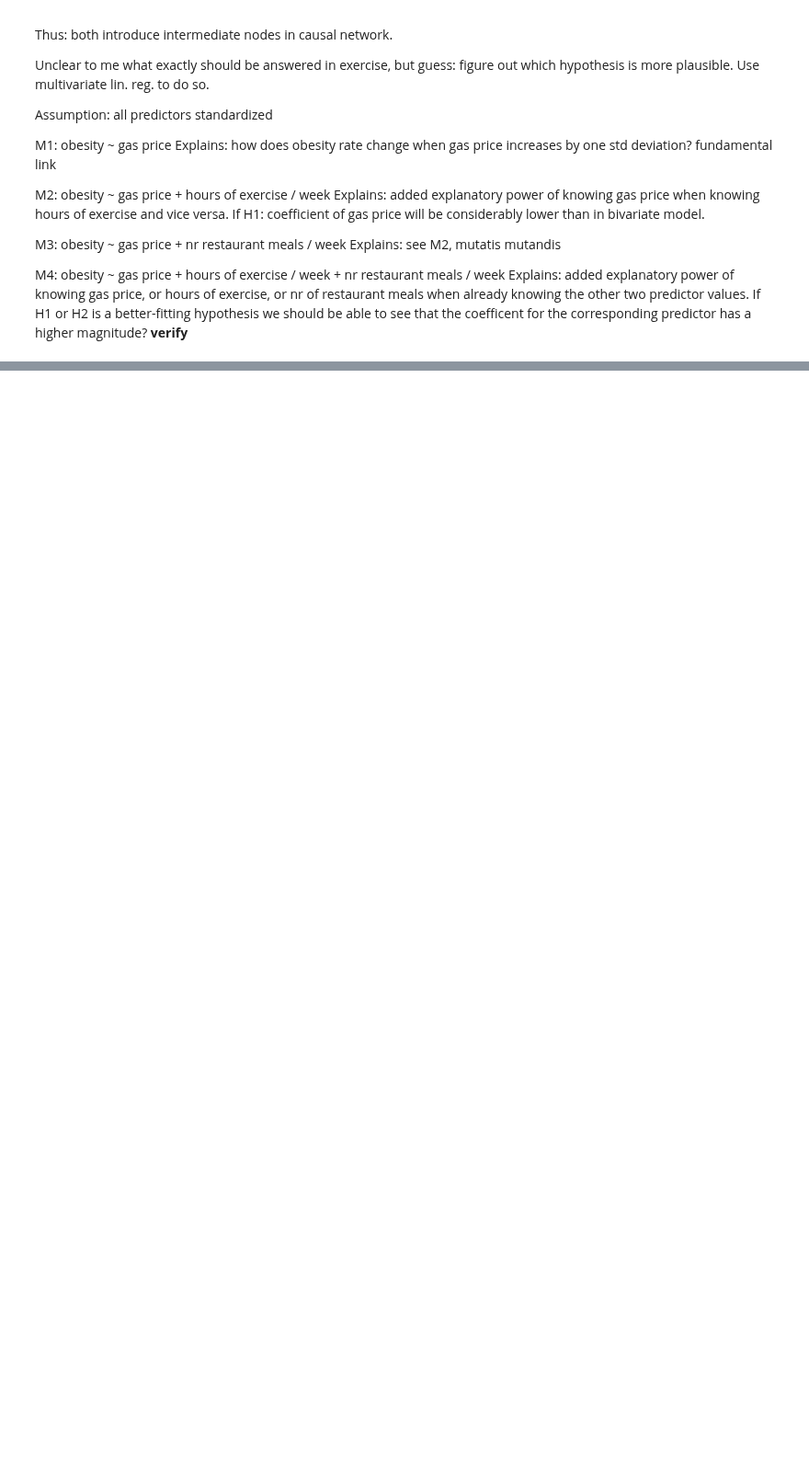
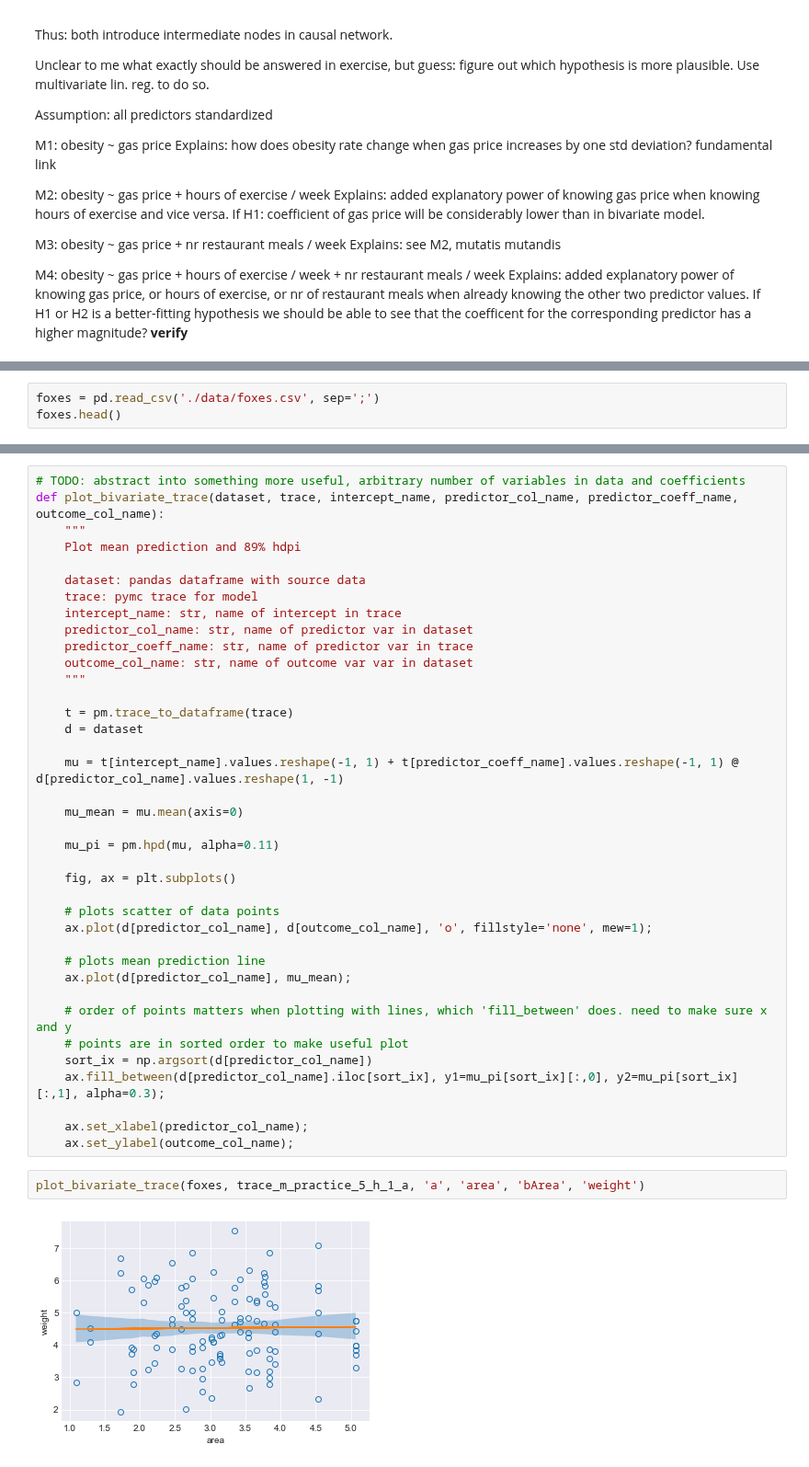
Before and after one commit to nwweber/statistical_rethinking, a Jupyter notebook: chapter_05_multivariate_linear_models.ipynb, the cells around one changed output, grey strips where cells are left out. Shown at 92% size. Cells and saved outputs as stored; diff of their text form; blank space fills up the shorter version.

```diff
--- a/chapter_05_multivariate_linear_models.ipynb
+++ b/chapter_05_multivariate_linear_models.ipynb
@@ -1818,0 +1821,3 @@ If H1 or H2 is a better-fitting hypothesis we should be able to see that the coe
+# %%
+foxes = pd.read_csv('./data/foxes.csv', sep=';')
+foxes.head()
@@ -1818,0 +1859,42 @@ If H1 or H2 is a better-fitting hypothesis we should be able to see that the coe
+# %%
+# TODO: abstract into something more useful, arbitrary number of variables in data and coefficients
+def plot_bivariate_trace(dataset, trace, intercept_name, predictor_col_name, predictor_coeff_name, outcome_col_name):
+    """
+    Plot mean prediction and 89% hdpi
+
+    dataset: pandas dataframe with source data
+    trace: pymc trace for model
+    intercept_name: str, name of intercept in trace
+    predictor_col_name: str, name of predictor var in dataset
+    predictor_coeff_name: str, name of predictor var in trace
+    outcome_col_name: str, name of outcome var var in dataset
+    """
+
+    t = pm.trace_to_dataframe(trace)
+    d = dataset
+
+    mu = t[intercept_name].values.reshape(-1, 1) + t[predictor_coeff_name].values.reshape(-1, 1) @ d[predictor_col_name].values.reshape(1, -1)
+
+    mu_mean = mu.mean(axis=0)
+
+    mu_pi = pm.hpd(mu, alpha=0.11)
+
+    fig, ax = plt.subplots()
+
+    # plots scatter of data points
+    ax.plot(d[predictor_col_name], d[outcome_col_name], 'o', fillstyle='none', mew=1);
+
+    # plots mean prediction line
+    ax.plot(d[predictor_col_name], mu_mean);
+
+    # order of points matters when plotting with lines, which 'fill_between' does. need to make sure x and y
+    # points are in sorted order to make useful plot
+    sort_ix = np.argsort(d[predictor_col_name])
+    ax.fill_between(d[predictor_col_name].iloc[sort_ix], y1=mu_pi[sort_ix][:,0], y2=mu_pi[sort_ix][:,1], alpha=0.3);
+
+    ax.set_xlabel(predictor_col_name);
+    ax.set_ylabel(outcome_col_name);
+# %%
+plot_bivariate_trace(foxes, trace_m_practice_5_h_1_a, 'a', 'area', 'bArea', 'weight')
+# %% [output]
+[figure, added]
```
Also changed, not shown: parts of 7 cells of this notebook.
